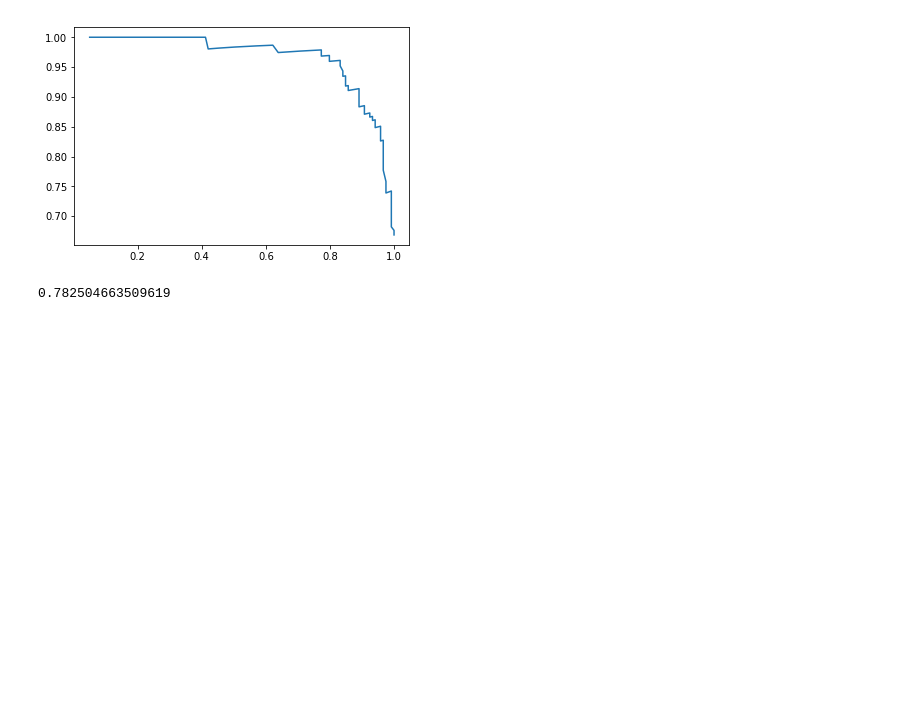
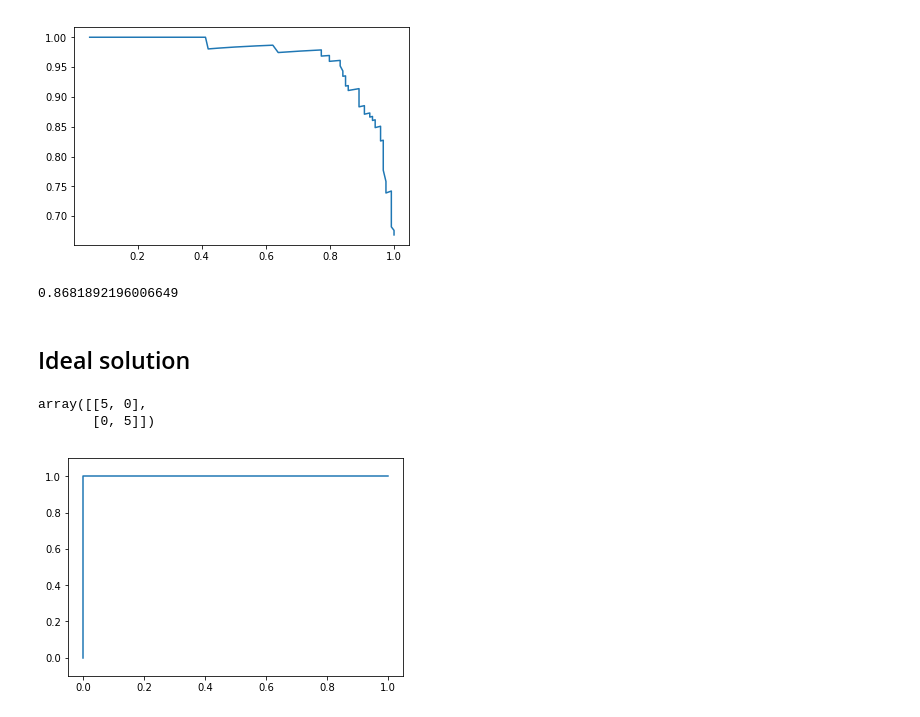
Before and after one commit to valdasraps/ml-examples, a Jupyter notebook: notebooks/ConfusionMatrix.ipynb, the cells around one changed output. Cells and saved outputs as stored; diff of their text form; code cells hidden in the pictures; blank space fills up the shorter version.

```diff
--- a/notebooks/ConfusionMatrix.ipynb
+++ b/notebooks/ConfusionMatrix.ipynb
@@ -153,6 +154,27 @@ plt.show()
 # %% [output]
 [figure]
 # %%
-np.sum(prc[:,1][~np.isnan(prc[:,1])]) / len(prc)
+np.sum(prc[:,1][~np.isnan(prc[:,1])]) * step
 # %% [output]
-0.782504663509619
+0.8681892196006649
+# %% [markdown]
+## Ideal solution
+# %%
+x = np.array([0,1,2,3,4,5,6,7,8,9])[:,np.newaxis]
+y = np.array([0,0,0,0,0,1,1,1,1,1])
+# %%
+log = LogisticRegression(solver='lbfgs')
+log.fit(x,y)
+p = log.predict_proba(x)
+# %%
+confusion_matrix(y, log.predict(x))
+# %% [output]
+array([[5, 0],
+       [0, 5]])
+# %%
+roc = roc_curve(y, p[:,1])
+plt.plot(roc[0], roc[1])
+plt.ylim([-0.1,1.1])
+plt.show()
+# %% [output]
+[figure, added]
```
Also changed, not shown: parts of 18 cells of this notebook, 1 other file.
